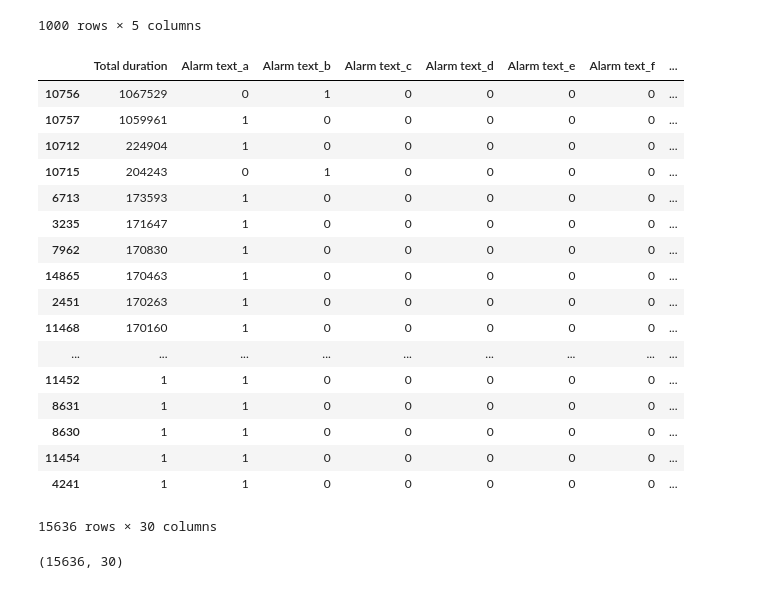
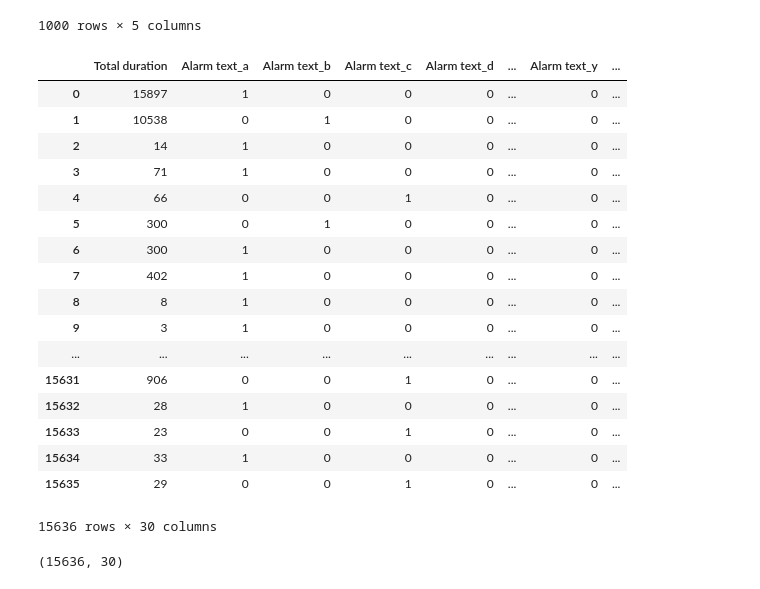
Before and after one commit to jetsaltydog/MINI_project, a Jupyter notebook: mini_data.ipynb, the cells around one changed output. Cells and saved outputs as stored; diff of their text form; code cells hidden in the pictures.

```diff
--- a/mini_data.ipynb
+++ b/mini_data.ipynb
@@ -4,6 +4,8 @@ import numpy as np
 import matplotlib.pyplot as plt
 import seaborn as sns
 from sklearn import preprocessing
+# %%
+pd.set_option('display.max_columns', 999)
 # %%
 A = 'Quality_data.csv'
 
@@ -360,4 +278,7 @@ new_quality.iloc[:, 1:17]
 # %%
+pd.set_option('display.max_columns', 10)
+
+
 # OneHot encoding through pandas function 'get dummies'
 
 dummies_quality = pd.get_dummies(new_quality.iloc[:, 1:17])
@@ -604,26 +567,30 @@ ordered_time.head(1000)
 | 12250 | 12/01/2019 02:30 | 12/01/2019 02:45 | 900 | b | E |
 1000 rows × 5 columns
 # %%
-dummies_procdist = pd.get_dummies(ordered_time.iloc[:, 2:5])
+pd.set_option('display.max_columns', 10)
+
+
+
+dummies_procdist = pd.get_dummies(process_disturbances.iloc[:, 2:5])
 dummies_procdist
 # %% [output]
-|  | Total duration | Alarm text_a | Alarm text_b | Alarm text_c | Alarm text_d | Alarm text_e | Alarm text_f | ... |
-| 10756 | 1067529 | 0 | 1 | 0 | 0 | 0 | 0 | ... |
-| 10757 | 1059961 | 1 | 0 | 0 | 0 | 0 | 0 | ... |
-| 10712 | 224904 | 1 | 0 | 0 | 0 | 0 | 0 | ... |
-| 10715 | 204243 | 0 | 1 | 0 | 0 | 0 | 0 | ... |
-| 6713 | 173593 | 1 | 0 | 0 | 0 | 0 | 0 | ... |
-| 3235 | 171647 | 1 | 0 | 0 | 0 | 0 | 0 | ... |
-| 7962 | 170830 | 1 | 0 | 0 | 0 | 0 | 0 | ... |
-| 14865 | 170463 | 1 | 0 | 0 | 0 | 0 | 0 | ... |
-| 2451 | 170263 | 1 | 0 | 0 | 0 | 0 | 0 | ... |
-| 11468 | 170160 | 1 | 0 | 0 | 0 | 0 | 0 | ... |
+|  | Total duration | Alarm text_a | Alarm text_b | Alarm text_c | Alarm text_d | ... | Alarm text_y | ... |
+| 0 | 15897 | 1 | 0 | 0 | 0 | ... | 0 | ... |
+| 1 | 10538 | 0 | 1 | 0 | 0 | ... | 0 | ... |
+| 2 | 14 | 1 | 0 | 0 | 0 | ... | 0 | ... |
+| 3 | 71 | 1 | 0 | 0 | 0 | ... | 0 | ... |
+| 4 | 66 | 0 | 0 | 1 | 0 | ... | 0 | ... |
+| 5 | 300 | 0 | 1 | 0 | 0 | ... | 0 | ... |
+| 6 | 300 | 1 | 0 | 0 | 0 | ... | 0 | ... |
+| 7 | 402 | 1 | 0 | 0 | 0 | ... | 0 | ... |
+| 8 | 8 | 1 | 0 | 0 | 0 | ... | 0 | ... |
+| 9 | 3 | 1 | 0 | 0 | 0 | ... | 0 | ... |
 | ... | ... | ... | ... | ... | ... | ... | ... | ... |
-| 11452 | 1 | 1 | 0 | 0 | 0 | 0 | 0 | ... |
-| 8631 | 1 | 1 | 0 | 0 | 0 | 0 | 0 | ... |
-| 8630 | 1 | 1 | 0 | 0 | 0 | 0 | 0 | ... |
-| 11454 | 1 | 1 | 0 | 0 | 0 | 0 | 0 | ... |
-| 4241 | 1 | 1 | 0 | 0 | 0 | 0 | 0 | ... |
+| 15631 | 906 | 0 | 0 | 1 | 0 | ... | 0 | ... |
+| 15632 | 28 | 1 | 0 | 0 | 0 | ... | 0 | ... |
+| 15633 | 23 | 0 | 0 | 1 | 0 | ... | 0 | ... |
+| 15634 | 33 | 1 | 0 | 0 | 0 | ... | 0 | ... |
+| 15635 | 29 | 0 | 0 | 1 | 0 | ... | 0 | ... |
 15636 rows × 30 columns
 # %%
 np.shape(dummies_procdist)
```
Also changed, not shown: parts of 30 cells of this notebook.
